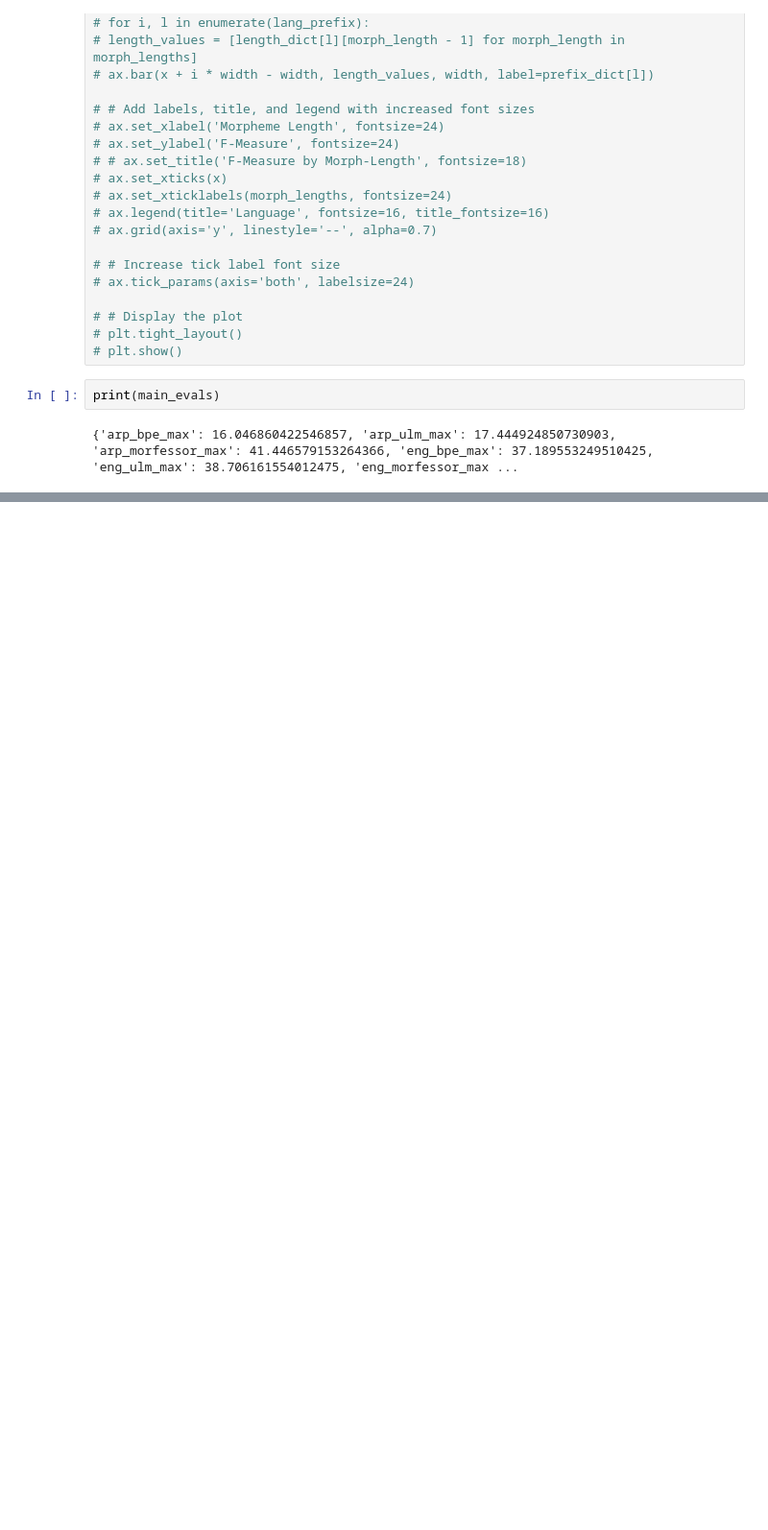
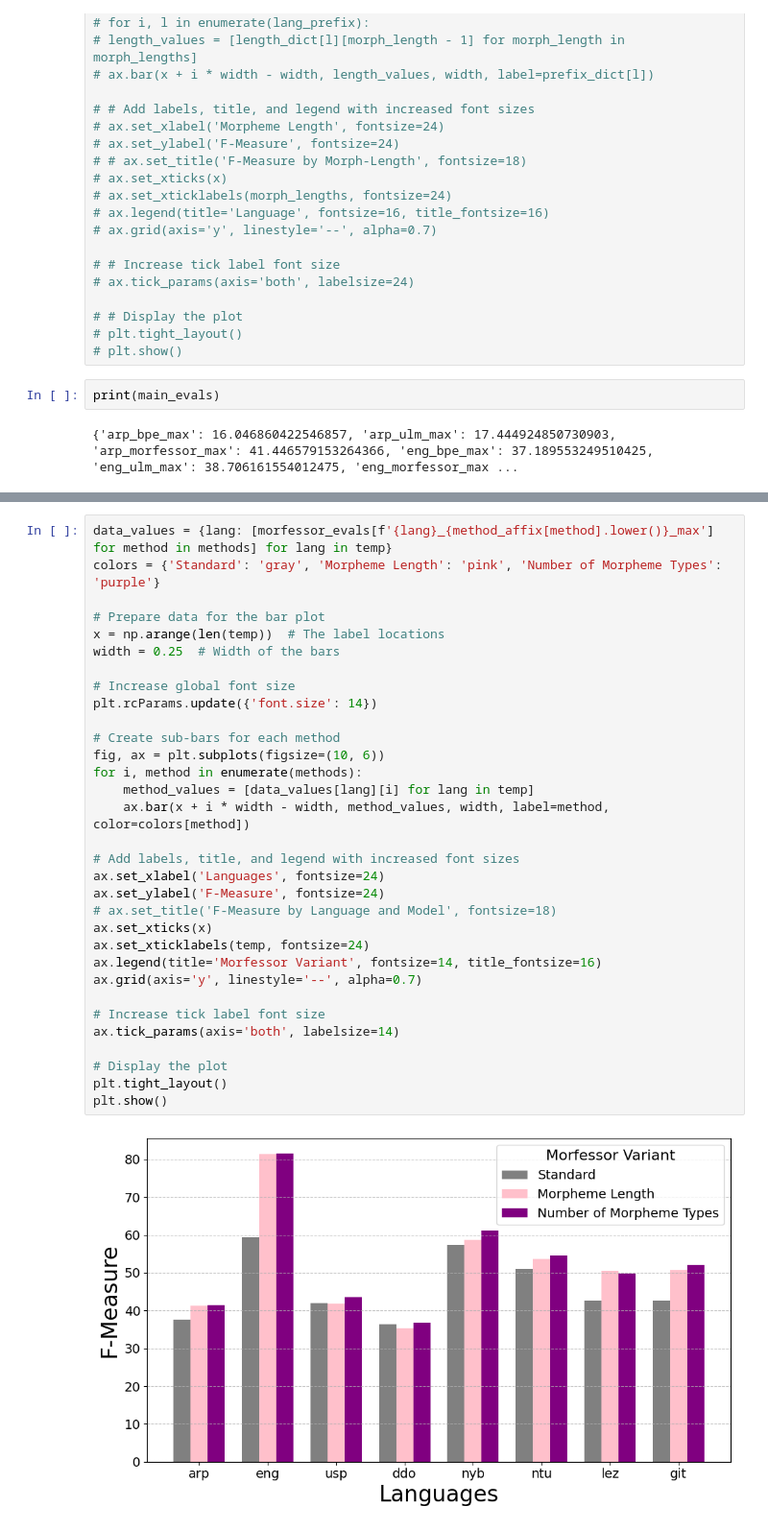
Before and after one commit to tanmaydeshp/NLP-Praktikum, a Jupyter notebook: segmentation_techniques/eval_plot.ipynb, the cells around one changed output, grey strips where cells are left out. Shown at 96% size. Saved outputs shown, nothing was run; the diff lists cells and outputs as text; blank space fills up the shorter version.

Commit message:
Added num-morph-types experiments for Gitksan

```diff
--- a/segmentation_techniques/eval_plot.ipynb
+++ b/segmentation_techniques/eval_plot.ipynb
@@ -218,0 +249,34 @@ print(main_evals)
+# %%
+data_values = {lang: [morfessor_evals[f'{lang}_{method_affix[method].lower()}_max'] for method in methods] for lang in temp}
+colors = {'Standard': 'gray', 'Morpheme Length': 'pink', 'Number of Morpheme Types': 'purple'}
+
+# Prepare data for the bar plot
+x = np.arange(len(temp))  # The label locations
+width = 0.25  # Width of the bars
+
+# Increase global font size
+plt.rcParams.update({'font.size': 14})
+
+# Create sub-bars for each method
+fig, ax = plt.subplots(figsize=(10, 6))
+for i, method in enumerate(methods):
+    method_values = [data_values[lang][i] for lang in temp]
+    ax.bar(x + i * width - width, method_values, width, label=method, color=colors[method])
+
+# Add labels, title, and legend with increased font sizes
+ax.set_xlabel('Languages', fontsize=24)
+ax.set_ylabel('F-Measure', fontsize=24)
+# ax.set_title('F-Measure by Language and Model', fontsize=18)
+ax.set_xticks(x)
+ax.set_xticklabels(temp, fontsize=24)
+ax.legend(title='Morfessor Variant', fontsize=14, title_fontsize=16)
+ax.grid(axis='y', linestyle='--', alpha=0.7)
+
+# Increase tick label font size
+ax.tick_params(axis='both', labelsize=14)
+
+# Display the plot
+plt.tight_layout()
+plt.show()
+# %% [output]
+[figure, added]
```
Also changed, not shown: parts of 5 cells of this notebook, 4 other files.
